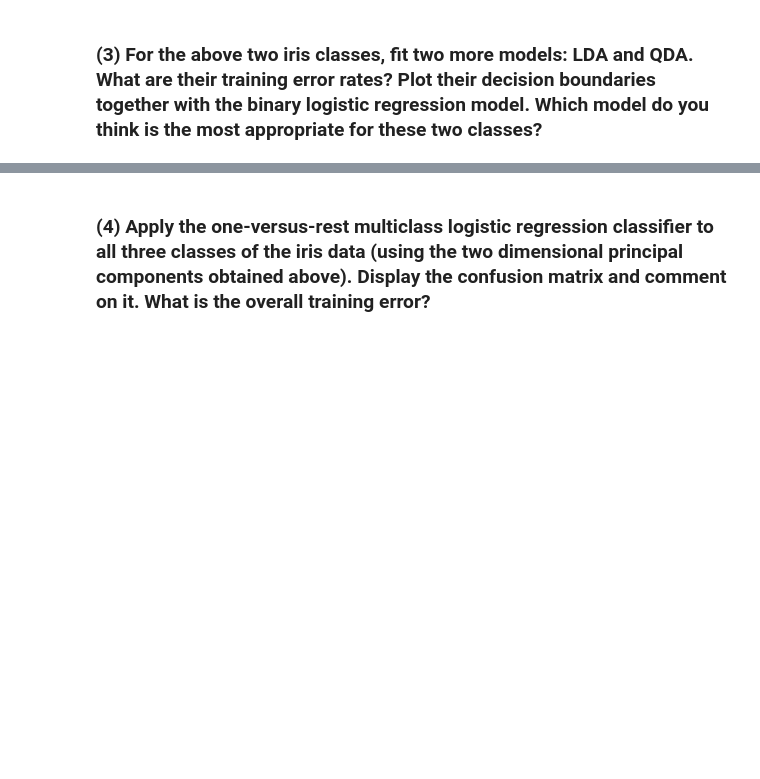
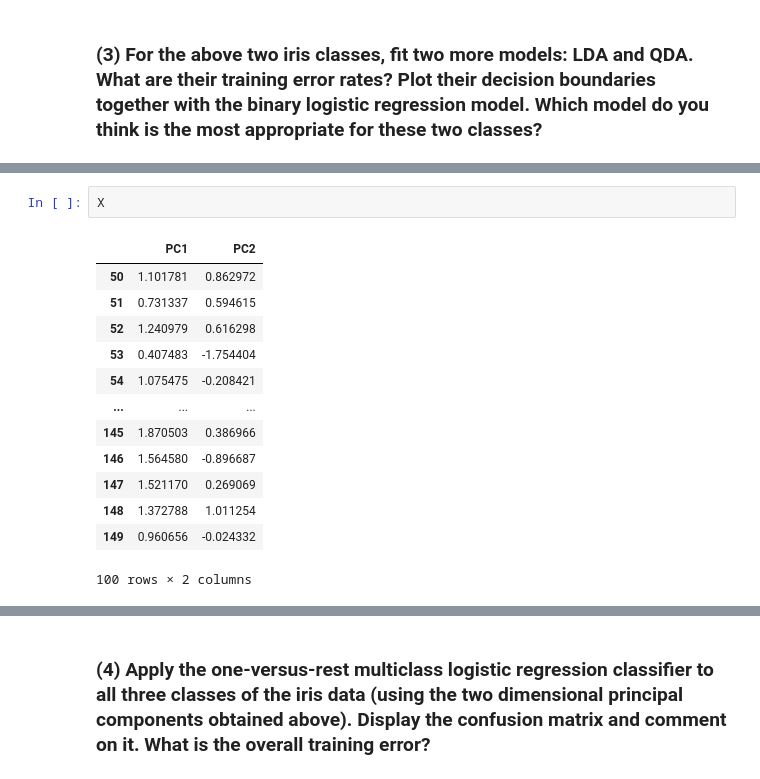
Before and after one commit to jackkrebsbach/stats, a Jupyter notebook: hw/hw4/hw4.ipynb, the cells around one changed output, grey strips where cells are left out. Saved outputs shown, nothing was run; the diff lists cells and outputs as text; blank space fills up the shorter version.

```diff
--- a/hw/hw4/hw4.ipynb
+++ b/hw/hw4/hw4.ipynb
@@ -226,0 +302,16 @@ The features are stored in iris['data'] and the labels are in iris['target'].
+# %%
+X
+# %% [output]
+|  | PC1 | PC2 |
+| 50 | 1.101781 | 0.862972 |
+| 51 | 0.731337 | 0.594615 |
+| 52 | 1.240979 | 0.616298 |
+| 53 | 0.407483 | -1.754404 |
+| 54 | 1.075475 | -0.208421 |
+| ... | ... | ... |
+| 145 | 1.870503 | 0.386966 |
+| 146 | 1.564580 | -0.896687 |
+| 147 | 1.521170 | 0.269069 |
+| 148 | 1.372788 | 1.011254 |
+| 149 | 0.960656 | -0.024332 |
+100 rows × 2 columns
```
Also changed, not shown: parts of 13 cells of this notebook, 2 other files.
